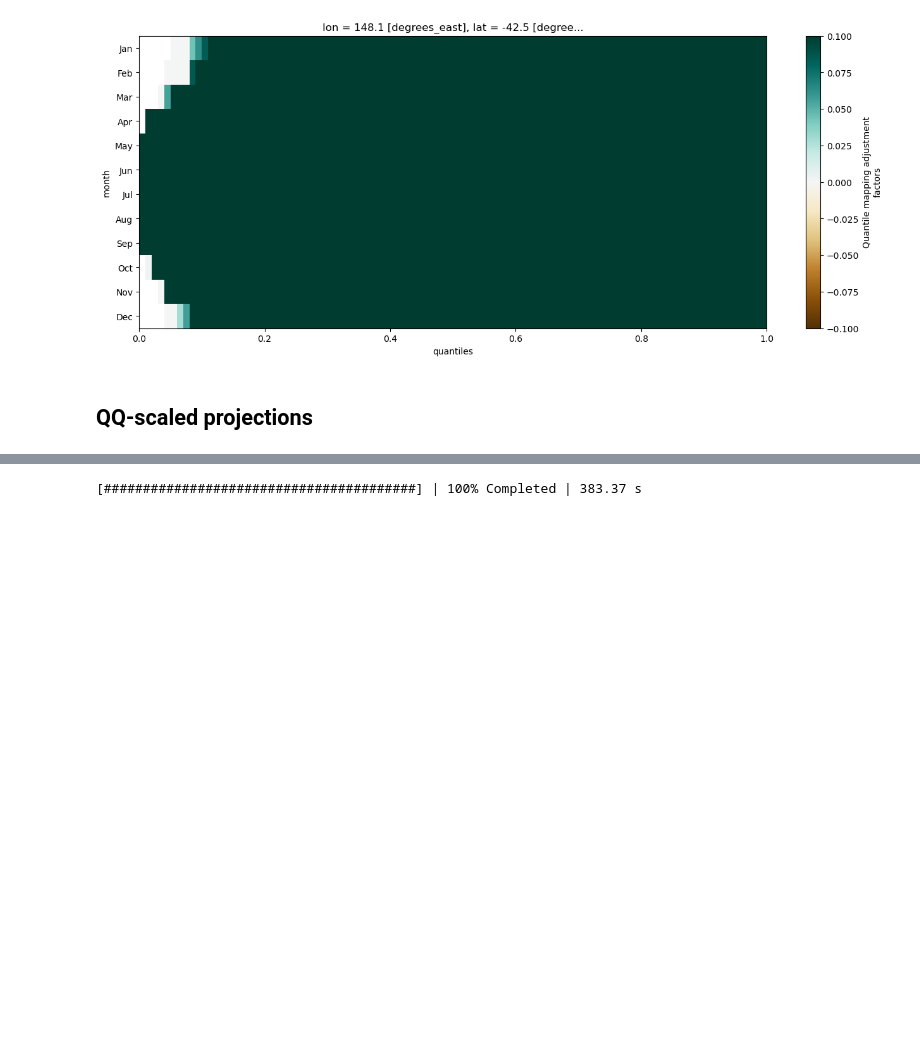
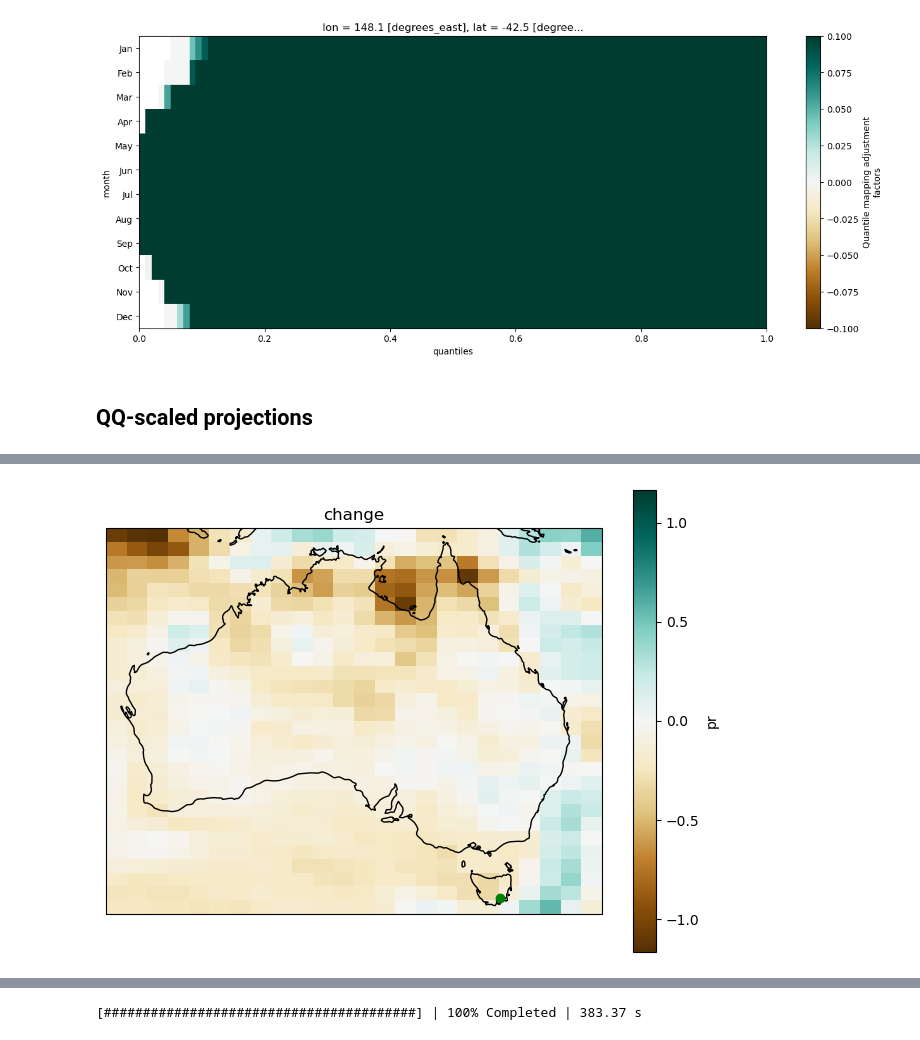
Before and after one commit to AusClimateService/qqscale, a Jupyter notebook: example_validation/pr-qqscaled-multiplicative_day_AGCD-ACCESS-ESM1-5_ssp370_r1i1p1f1_20350101-20641231.ipynb, the cells around one changed output, grey strips where cells are left out. Saved outputs shown, nothing was run; the diff lists cells and outputs as text; code cells hidden in the pictures; blank space fills up the shorter version.

```diff
--- a/example_validation/pr-qqscaled-multiplicative_day_AGCD-ACCESS-ESM1-5_ssp370_r1i1p1f1_20350101-20641231.ipynb
+++ b/example_validation/pr-qqscaled-multiplicative_day_AGCD-ACCESS-ESM1-5_ssp370_r1i1p1f1_20350101-20641231.ipynb
@@ -329,3 +424,17 @@ model_mean_change = model_mean_change.compute()
+# %%
+fig = plt.figure(figsize=[8, 6])
+ax = fig.add_subplot(111, projection=ccrs.PlateCarree())
+model_mean_change.sel(model_sel).plot(
+    ax=ax,
+    transform=ccrs.PlateCarree(),
+    cmap=diverging_cmap,
+)
+ax.set_title('change')
+ax.coastlines()
+ax.plot(example_lon, example_lat, 'go', zorder=5, transform=ccrs.PlateCarree())
+plt.show()
+# %% [output]
+[figure, added]
 # %%
 obs_clim = ds_obs[obs_var].mean('time', keep_attrs=True)
 qq_clim = qq_obs[obs_var].mean('time', keep_attrs=True)
```
Also changed, not shown: parts of 15 cells of this notebook, 1 other file.
